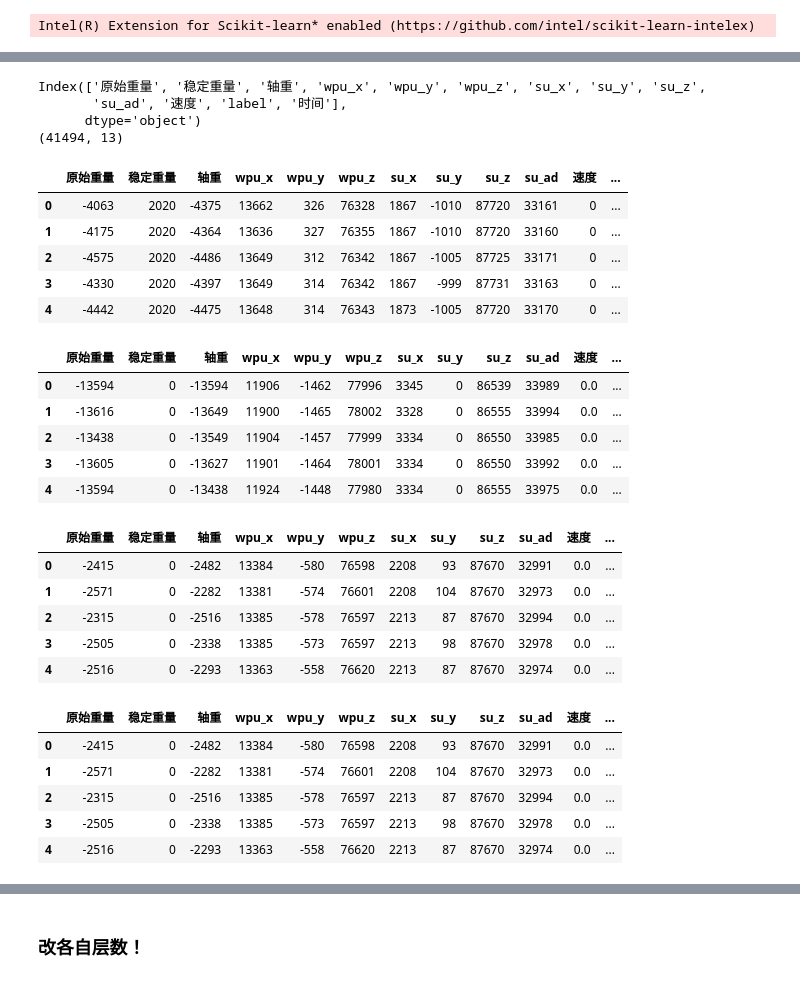
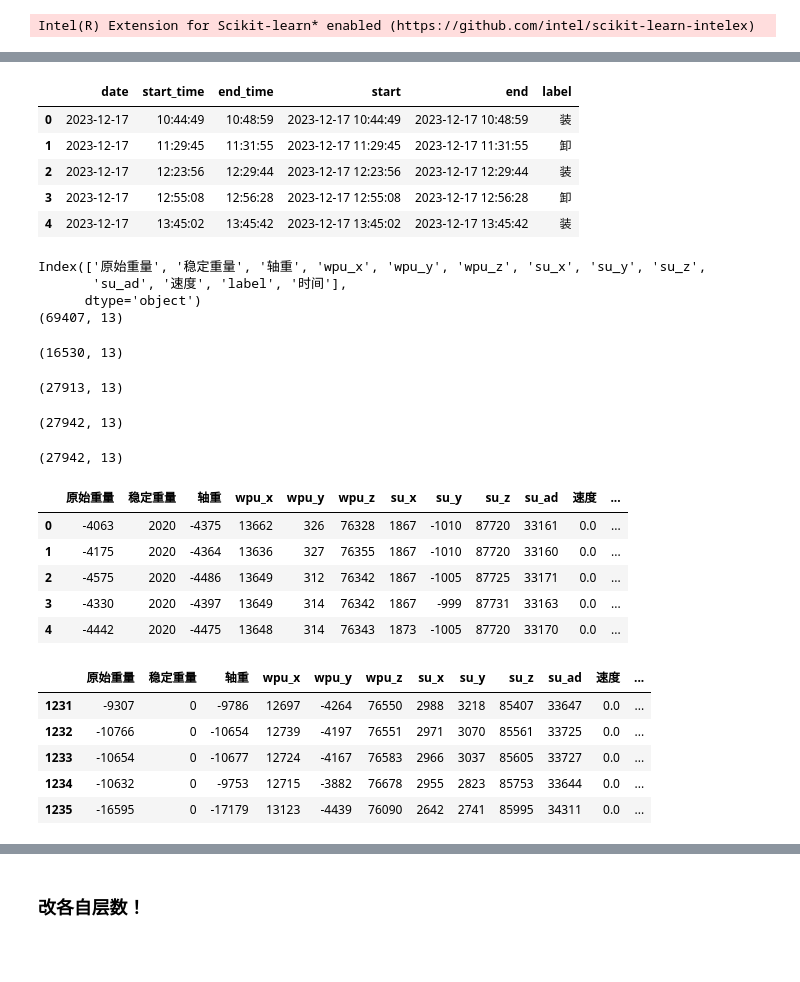
Before and after one commit to ainiubility/CNN-LSTM-Attention, a Jupyter notebook: C_L_A_train_test.ipynb, the cells around one changed output, grey strips where cells are left out. Drawn from its saved outputs; the diff is of its cells as text; code cells hidden in the pictures; blank space fills up the shorter version.

```diff
--- a/C_L_A_train_test.ipynb
+++ b/C_L_A_train_test.ipynb
@@ -127,3 +129,12 @@ if 'dfstate' not in locals() or (hasattr(locals()['dfstate'], 'empty') and local
+# %%
+dfstate.head()
+# %% [output]
+|  | date | start_time | end_time | start | end | label |
+| 0 | 2023-12-17 | 10:44:49 | 10:48:59 | 2023-12-17 10:44:49 | 2023-12-17 10:48:59 | 装 |
+| 1 | 2023-12-17 | 11:29:45 | 11:31:55 | 2023-12-17 11:29:45 | 2023-12-17 11:31:55 | 卸 |
+| 2 | 2023-12-17 | 12:23:56 | 12:29:44 | 2023-12-17 12:23:56 | 2023-12-17 12:29:44 | 装 |
+| 3 | 2023-12-17 | 12:55:08 | 12:56:28 | 2023-12-17 12:55:08 | 2023-12-17 12:56:28 | 卸 |
+| 4 | 2023-12-17 | 13:45:02 | 13:45:42 | 2023-12-17 13:45:02 | 2023-12-17 13:45:42 | 装 |
 # %%
 # 定义读取数据函数
 def fix_data(inputDF: pd.DataFrame) -> pd.DataFrame:
@@ -158,7 +176,6 @@ if 'odf17' not in locals() or (hasattr(locals()['odf17'], 'empty') and locals()[
 numeric_col_names = ["原始重量", "稳定重量", "轴重",'wpu_x', 'wpu_y',"wpu_z",  'su_x', 'su_y', "su_z",'su_ad', "速度" ]
 # delete some
 #  "轨迹时间",'原始重量_diff', '稳定重量_diff', '轴重_diff','su_ad_diff', 'wpu_x_diff', 'wpu_y_diff', 'wpu_z_diff','估计重量',    'su_x_diff','su_y_diff', 'su_z_diff',  ,
-
 # ['原始重量', '稳定重量', '轴重', 'su_ad',
 #                 'wpu_x', 'wpu_y', 'wpu_z',
 #                 'su_x', 'su_y', 'su_z',
@@ -171,41 +188,28 @@ time_col_names = ["时间"]
 
 all_col_names=numeric_col_names + label_col_names + time_col_names
 df17, df21, df22 ,df23 =odf17[all_col_names], odf21[all_col_names], odf22[all_col_names], odf23[all_col_names]
-origindata = pd.concat([df17, df21], axis=0, ignore_index=True)
+_origindata = pd.concat([df17, df21,df22], axis=0, ignore_index=True)
 
-print(origindata.columns)
-print(origindata.shape)
+print(_origindata.columns)
+print(_origindata.shape)
+display(df17.shape,df22.shape,df23.shape,df23.shape)
 
-display(df17.head(),df22.head(),df23.head(),df23.head())
+_origindata.head()
 # %% [output]
 Index(['原始重量', '稳定重量', '轴重', 'wpu_x', 'wpu_y', 'wpu_z', 'su_x', 'su_y', 'su_z',
        'su_ad', '速度', 'label', '时间'],
       dtype='object')
-(41494, 13)
+(69407, 13)
+(16530, 13)
+(27913, 13)
+(27942, 13)
+(27942, 13)
 |  | 原始重量 | 稳定重量 | 轴重 | wpu_x | wpu_y | wpu_z | su_x | su_y | su_z | su_ad | 速度 | ... |
-| 0 | -4063 | 2020 | -4375 | 13662 | 326 | 76328 | 1867 | -1010 | 87720 | 33161 | 0 | ... |
-| 1 | -4175 | 2020 | -4364 | 13636 | 327 | 76355 | 1867 | -1010 | 87720 | 33160 | 0 | ... |
-| 2 | -4575 | 2020 | -4486 | 13649 | 312 | 76342 | 1867 | -1005 | 87725 | 33171 | 0 | ... |
-| 3 | -4330 | 2020 | -4397 | 13649 | 314 | 76342 | 1867 | -999 | 87731 | 33163 | 0 | ... |
-| 4 | -4442 | 2020 | -4475 | 13648 | 314 | 76343 | 1873 | -1005 | 87720 | 33170 | 0 | ... |
+| 0 | -4063 | 2020 | -4375 | 13662 | 326 | 76328 | 1867 | -1010 | 87720 | 33161 | 0.0 | ... |
+| 1 | -4175 | 2020 | -4364 | 13636 | 327 | 76355 | 1867 | -1010 | 87720 | 33160 | 0.0 | ... |
+| 2 | -4575 | 2020 | -4486 | 13649 | 312 | 76342 | 1867 | -1005 | 87725 | 33171 | 0.0 | ... |
+| 3 | -4330 | 2020 | -4397 | 13649 | 314 | 76342 | 1867 | -999 | 87731 | 33163 | 0.0 | ... |
+| 4 | -4442 | 2020 | -4475 | 13648 | 314 | 76343 | 1873 | -1005 | 87720 | 33170 | 0.0 | ... |
-|  | 原始重量 | 稳定重量 | 轴重 | wpu_x | wpu_y | wpu_z | su_x | su_y | su_z | su_ad | 速度 | ... |
-| 0 | -13594 | 0 | -13594 | 11906 | -1462 | 77996 | 3345 | 0 | 86539 | 33989 | 0.0 | ... |
-| 1 | -13616 | 0 | -13649 | 11900 | -1465 | 78002 | 3328 | 0 | 86555 | 33994 | 0.0 | ... |
-| 2 | -13438 | 0 | -13549 | 11904 | -1457 | 77999 | 3334 | 0 | 86550 | 33985 | 0.0 | ... |
-| 3 | -13605 | 0 | -13627 | 11901 | -1464 | 78001 | 3334 | 0 | 86550 | 33992 | 0.0 | ... |
-| 4 | -13594 | 0 | -13438 | 11924 | -1448 | 77980 | 3334 | 0 | 86555 | 33975 | 0.0 | ... |
-|  | 原始重量 | 稳定重量 | 轴重 | wpu_x | wpu_y | wpu_z | su_x | su_y | su_z | su_ad | 速度 | ... |
-| 0 | -2415 | 0 | -2482 | 13384 | -580 | 76598 | 2208 | 93 | 87670 | 32991 | 0.0 | ... |
-| 1 | -2571 | 0 | -2282 | 13381 | -574 | 76601 | 2208 | 104 | 87670 | 32973 | 0.0 | ... |
-| 2 | -2315 | 0 | -2516 | 13385 | -578 | 76597 | 2213 | 87 | 87670 | 32994 | 0.0 | ... |
-| 3 | -2505 | 0 | -2338 | 13385 | -573 | 76597 | 2213 | 98 | 87670 | 32978 | 0.0 | ... |
-| 4 | -2516 | 0 | -2293 | 13363 | -558 | 76620 | 2213 | 87 | 87670 | 32974 | 0.0 | ... |
-|  | 原始重量 | 稳定重量 | 轴重 | wpu_x | wpu_y | wpu_z | su_x | su_y | su_z | su_ad | 速度 | ... |
-| 0 | -2415 | 0 | -2482 | 13384 | -580 | 76598 | 2208 | 93 | 87670 | 32991 | 0.0 | ... |
-| 1 | -2571 | 0 | -2282 | 13381 | -574 | 76601 | 2208 | 104 | 87670 | 32973 | 0.0 | ... |
-| 2 | -2315 | 0 | -2516 | 13385 | -578 | 76597 | 2213 | 87 | 87670 | 32994 | 0.0 | ... |
-| 3 | -2505 | 0 | -2338 | 13385 | -573 | 76597 | 2213 | 98 | 87670 | 32978 | 0.0 | ... |
-| 4 | -2516 | 0 | -2293 | 13363 | -558 | 76620 | 2213 | 87 | 87670 | 32974 | 0.0 | ... |
 # %%
 # 假设你有一个Pandas DataFrame
 # df = pd.DataFrame({
@@ -240,4 +244,27 @@ def dataframe_to_tfrecord(df, filename):
 
 # 调用函数将DataFrame写入TFRecords文件
 # dataframe_to_tfrecord(df, 'my_data.tfrecords')
+# %%
+def expandRows(idx_list_list, windowsize=20)->np.ndarray:
+    my_array = np.arange(-windowsize, windowsize+1)
+    new_array=idx_list_list.copy()
+    for item in my_array:
+        new_array += [element + item for element in indices_list]
+    ret =np.sort(list(dict.fromkeys(new_array)))
+
+    return ret
+
+indices_list =_origindata.index[_origindata['label'] == '装'].tolist() + _origindata.index[_origindata['label'] == '卸'].tolist()
+indices_list=expandRows(indices_list)
+# 或者使用.iloc基于位置索引（如果是整数索引）
+df_selected = _origindata.iloc[indices_list]
+
+df_selected.head()
+# %% [output]
+|  | 原始重量 | 稳定重量 | 轴重 | wpu_x | wpu_y | wpu_z | su_x | su_y | su_z | su_ad | 速度 | ... |
+| 1231 | -9307 | 0 | -9786 | 12697 | -4264 | 76550 | 2988 | 3218 | 85407 | 33647 | 0.0 | ... |
+| 1232 | -10766 | 0 | -10654 | 12739 | -4197 | 76551 | 2971 | 3070 | 85561 | 33725 | 0.0 | ... |
+| 1233 | -10654 | 0 | -10677 | 12724 | -4167 | 76583 | 2966 | 3037 | 85605 | 33727 | 0.0 | ... |
+| 1234 | -10632 | 0 | -9753 | 12715 | -3882 | 76678 | 2955 | 2823 | 85753 | 33644 | 0.0 | ... |
+| 1235 | -16595 | 0 | -17179 | 13123 | -4439 | 76090 | 2642 | 2741 | 85995 | 34311 | 0.0 | ... |
 # %%
```
Also changed, not shown: parts of 23 cells of this notebook, 1 other file.
